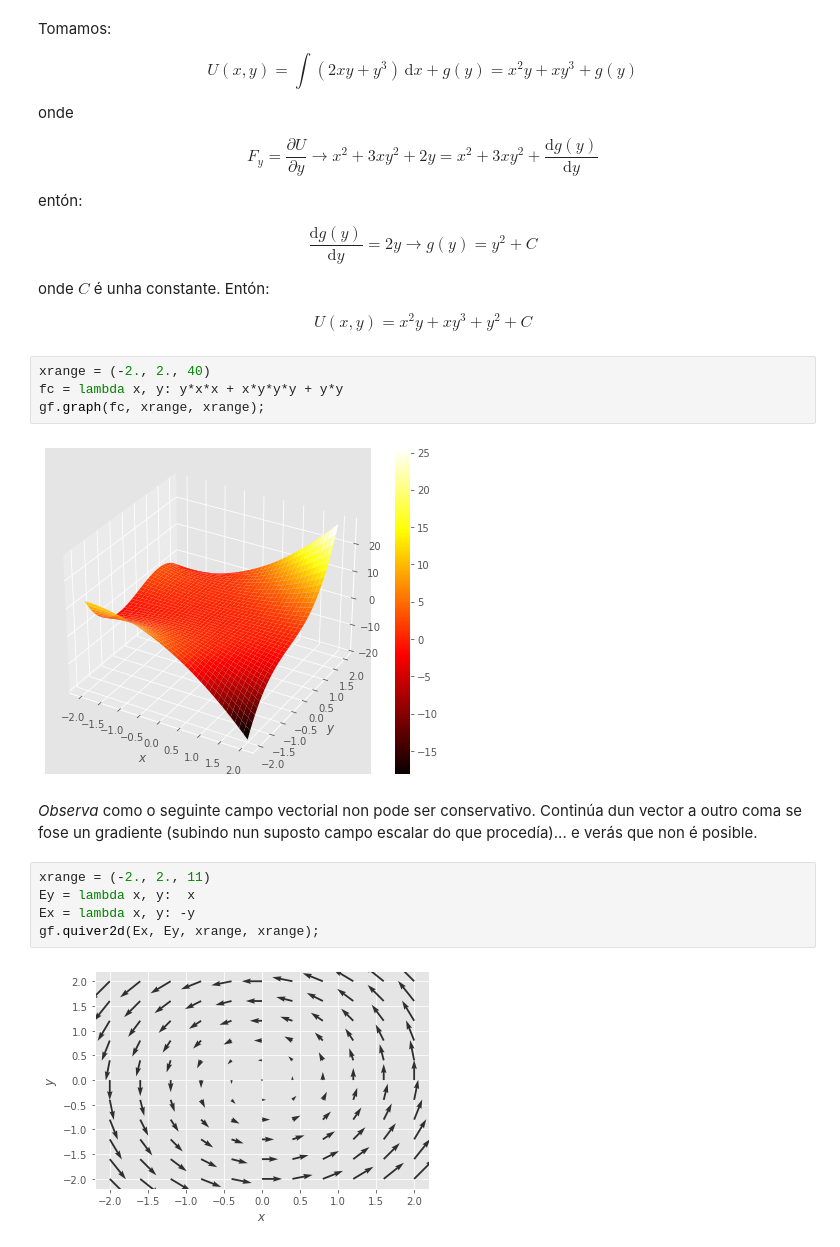
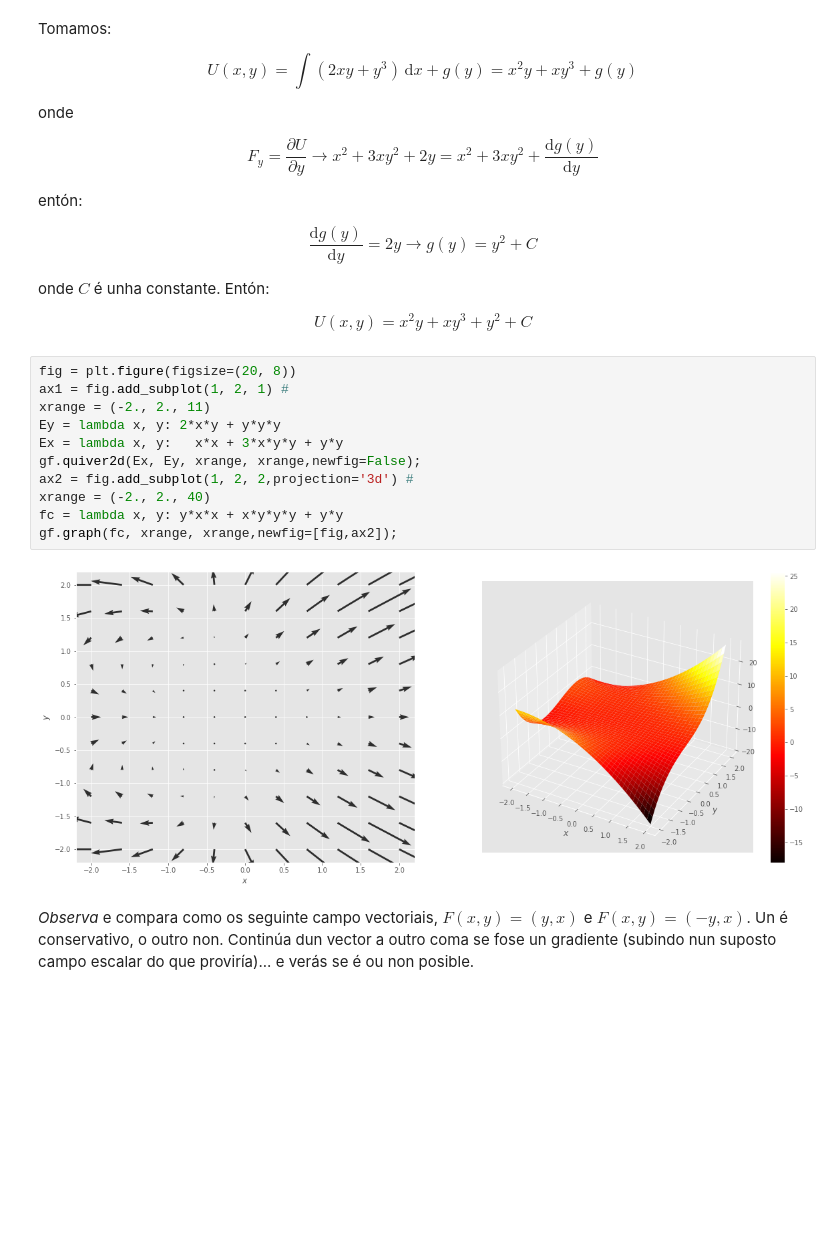
Before and after one commit to xabiercidvidal/USC-MMIII, a Jupyter notebook: _sources/notebooks/tcalvec_rotdiv_conservativos.ipynb, the cells around one changed output. Drawn from its saved outputs; the diff is of its cells as text; blank space fills up the shorter version.

```diff
--- a/_sources/notebooks/tcalvec_rotdiv_conservativos.ipynb
+++ b/_sources/notebooks/tcalvec_rotdiv_conservativos.ipynb
@@ -286,19 +286,19 @@ Tomamos:
  $$
  U(x, y) = x^2y + xy^3 + y^2 +C
  $$
-# %%
-xrange = (-2., 2., 40)
-fc = lambda x, y: y*x*x + x*y*y*y + y*y
-gf.graph(fc, xrange, xrange);
-# %% [output]
-[figure, removed]
+# %%
+fig = plt.figure(figsize=(20, 8))
+ax1 = fig.add_subplot(1, 2, 1) #
+xrange = (-2., 2., 11)
+Ey = lambda x, y: 2*x*y + y*y*y
+Ex = lambda x, y:   x*x + 3*x*y*y + y*y
+gf.quiver2d(Ex, Ey, xrange, xrange,newfig=False);
+ax2 = fig.add_subplot(1, 2, 2,projection='3d') #
+xrange = (-2., 2., 40)
+fc = lambda x, y: y*x*x + x*y*y*y + y*y
+gf.graph(fc, xrange, xrange,newfig=[fig,ax2]);
+# %% [output]
+[figure, added]
 # %% [markdown]
 
-*Observa* como o seguinte campo vectorial non pode ser conservativo. Continúa dun vector a outro coma se fose un gradiente (subindo nun suposto campo escalar do que procedía)... e verás que non é posible.
+*Observa*  e compara como os seguinte campo vectoriais, $F(x,y)=(y,x)$ e $F(x,y)=(-y,x)$. Un é conservativo, o outro non. Continúa dun vector a outro coma se fose un gradiente (subindo nun suposto campo escalar do que proviría)... e verás se é ou non posible.
-# %%
-xrange = (-2., 2., 11)
-Ey = lambda x, y:  x
-Ex = lambda x, y: -y
-gf.quiver2d(Ex, Ey, xrange, xrange);
-# %% [output]
-[figure, removed]
```
Also changed, not shown: parts of 14 cells of this notebook, 12 other files.
